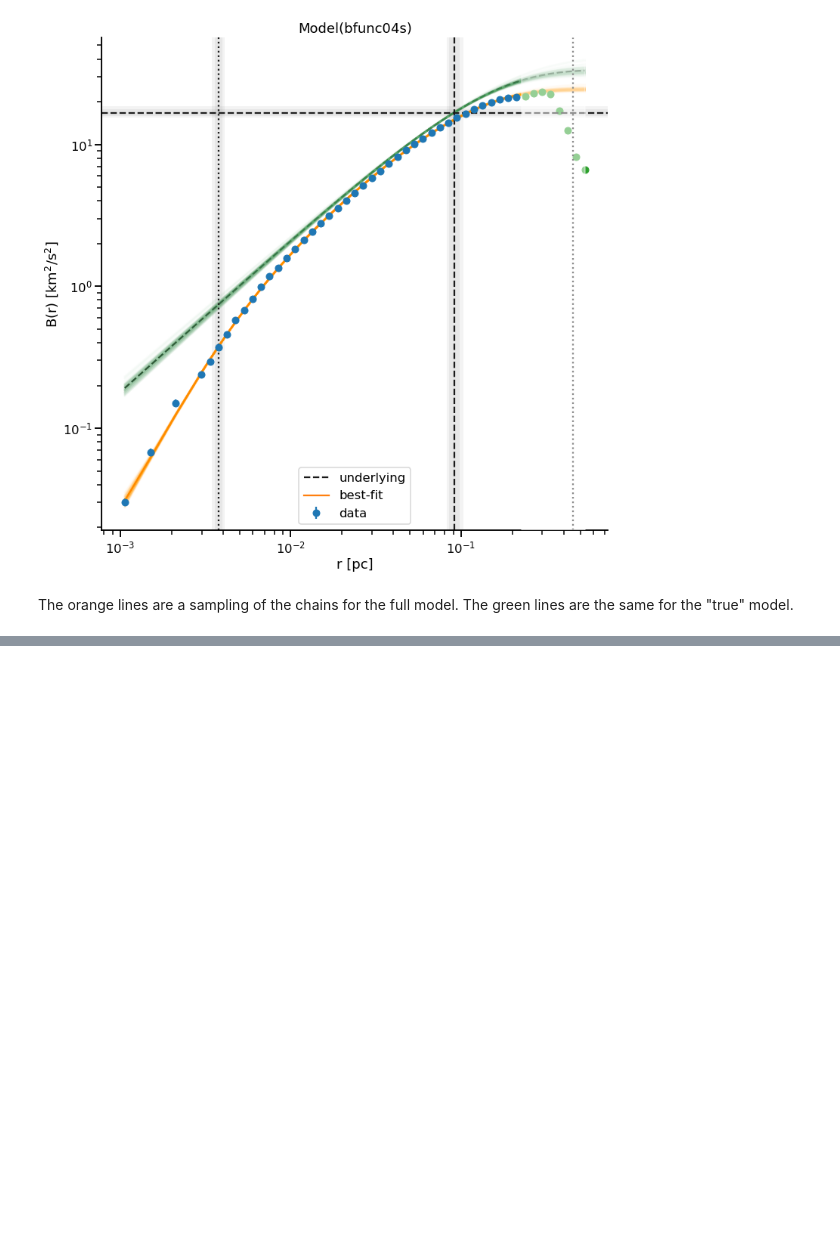
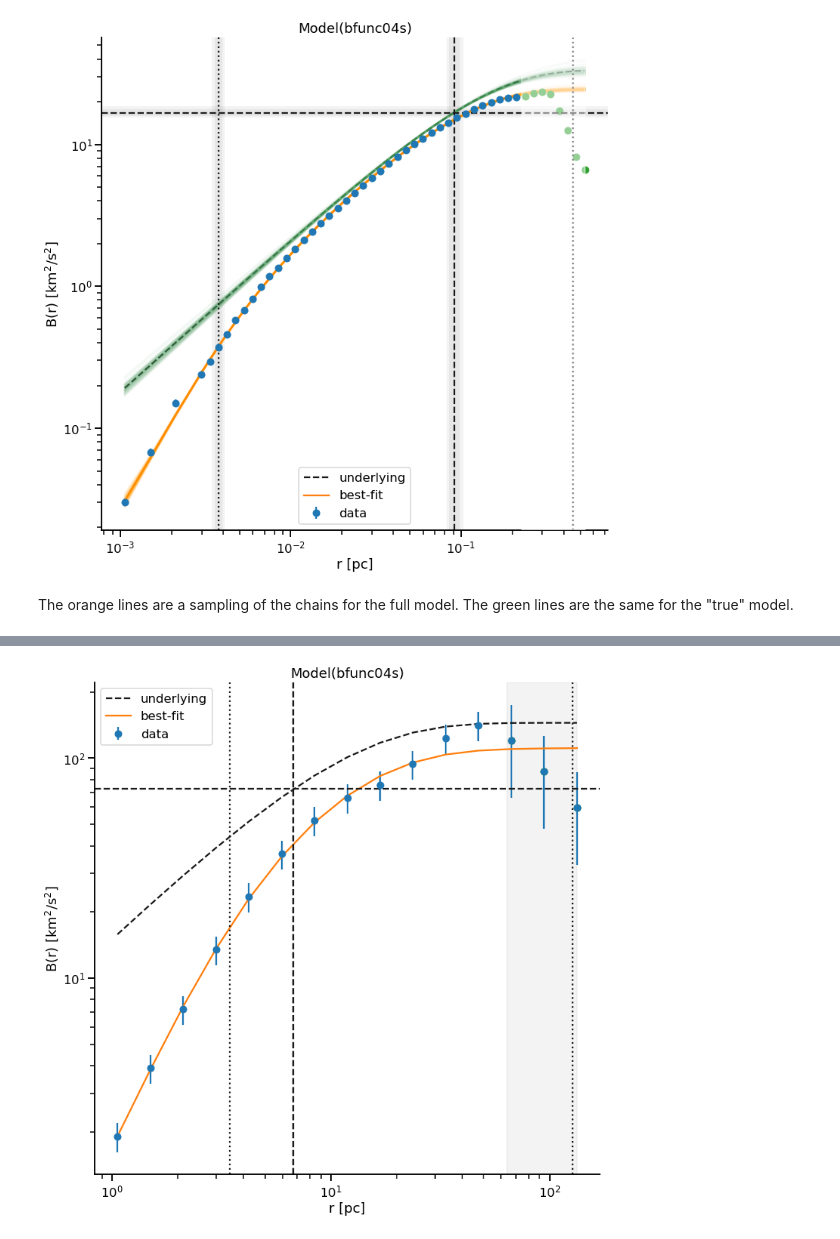
Before and after one commit to will-henney/mariano-velocity-statistics, a Jupyter notebook: emcee-model-fits.ipynb, the cells around one changed output, grey strips where cells are left out. Saved outputs shown, nothing was run; the diff lists cells and outputs as text; code cells hidden in the pictures; blank space fills up the shorter version.

Commit message:
Emcee models for NGC 604

```diff
--- a/emcee-model-fits.ipynb
+++ b/emcee-model-fits.ipynb
@@ -335,2 +337,5 @@ The orange lines are a sampling of the chains for the full model.  The green lin
 # %%
-np.percentile(result_emcee.flatchain.r0, [16, 84])
+import pickle
+from pathlib import Path
+
+jav_path = Path("../JavierGVastro/PhD.Paper/")
@@ -342,0 +350,14 @@ array([0.08518228, 0.09771125])
+# %%
+# Translation from pixels to parsecs
+Distance_pc = 840_000
+pix_scale_arcsec = vfdata["pix"]
+pc_per_arcsec = (Distance_pc * (u.au / u.pc)).cgs.value
+pix_scale_pc = pc_per_arcsec * pix_scale_arcsec
+
+# Finite box size
+box_size = 120 * pix_scale_pc
+
+# We want ro fit B(r)
+r = 10**sf["log10 r"][mask]
+r *= pix_scale_pc
+B = sf["Unweighted B(r)"][mask]
@@ -342,0 +423,33 @@ array([0.08518228, 0.09771125])
+# %%
+fig, ax = plt.subplots(figsize=(12, 12))
+
+# Plot the underlying model without instrumental effects
+Bu = bfunc.bfunc00s(r, result.params["r0"].value, result.params["sig2"].value, result.params["m"].value)
+ax.plot(r, Bu, color="k", linestyle="dashed", label="underlying")
+
+# Plot the fit results
+result.plot_fit(ax=ax)
+
+# Add in the points not included in fit
+ax.plot(r[large_scale], B[large_scale], "o")
+
+# Dotted lines for 2 x rms seeing and for box size
+ax.axvline(2 * result.params["s0"].value, color="k", linestyle="dotted")
+ax.axvline(result.params["box_size"].value, color="k", linestyle="dotted")
+
+# Dashed lines for best-fit r0 and sig2
+ax.axvline(result.params["r0"].value, color="k", linestyle="dashed")
+ax.axhline(result.params["sig2"].value, color="k", linestyle="dashed")
+
+# Gray box to indicate the large scale values that are excluded from the fit
+ax.axvspan(result.params["box_size"].value / 2, r[-1], color="k", alpha=0.05, zorder=-1)
+
+ax.set(
+    xscale = "log",
+    yscale = "log",
+    xlabel = "r [pc]",
+    ylabel = r"B(r) [km$^{2}$/s$^{2}$]",
+)
+sns.despine();
+# %% [output]
+[figure, added]
```
Also changed, not shown: parts of 11 cells of this notebook, 1 other file.
